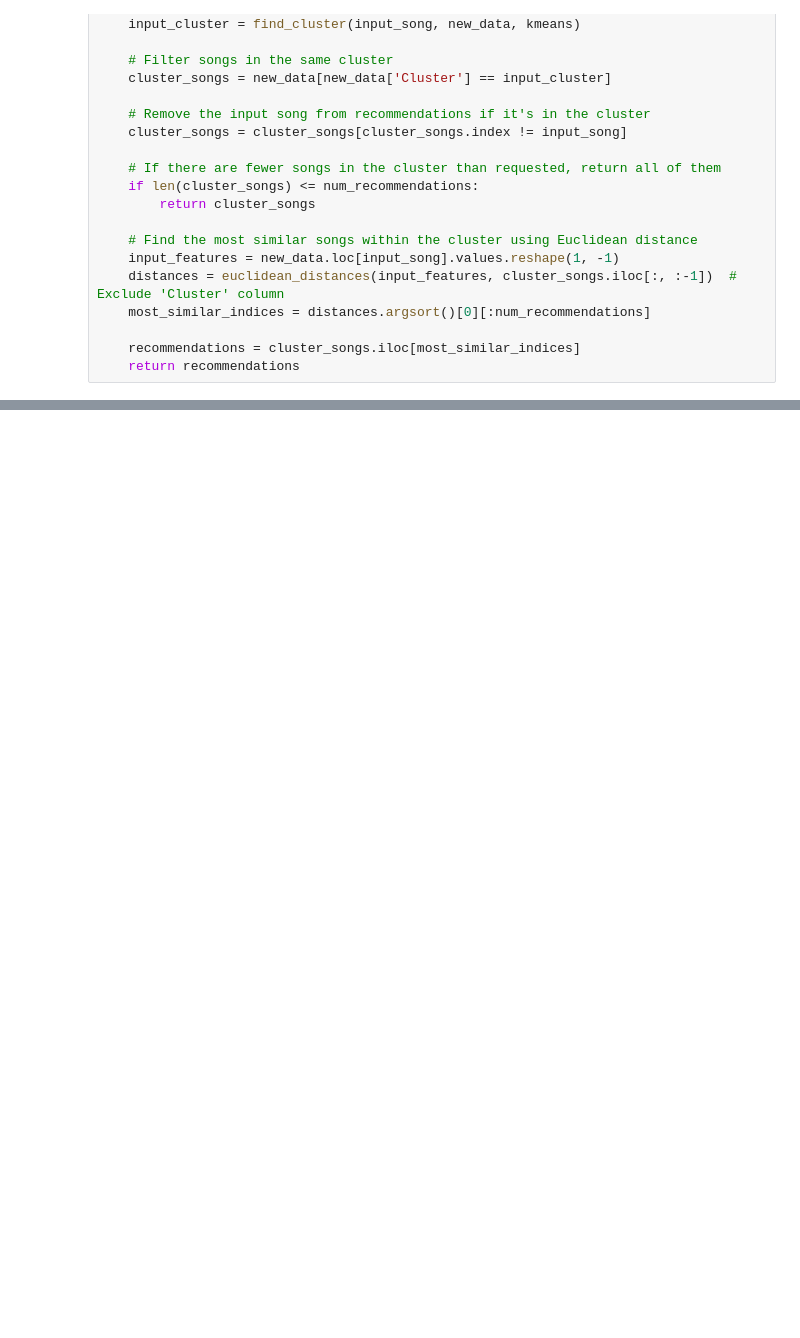
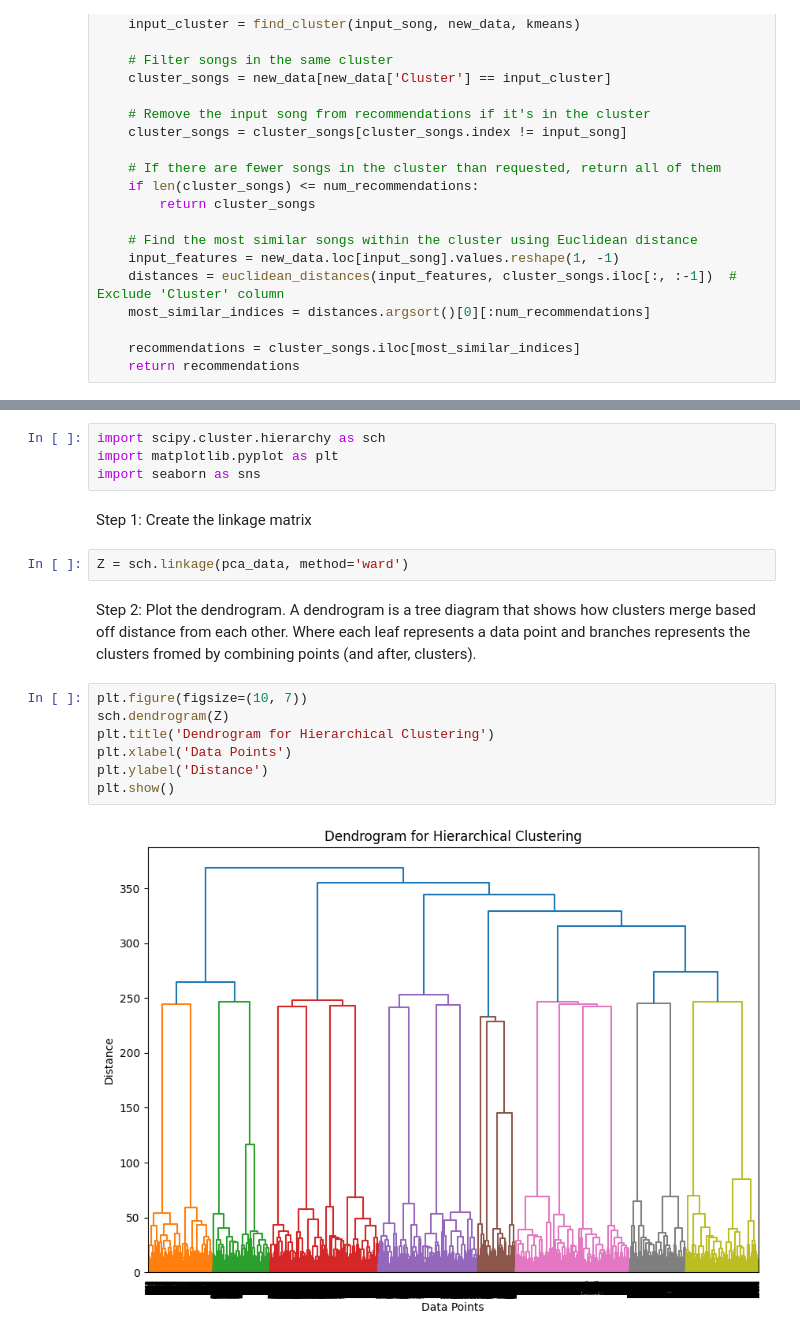
Before and after one commit to ebeltyukova/PCA_for_Spotify_Recs, a Jupyter notebook: cogs-118b.ipynb, the cells around one changed output, grey strips where cells are left out. Saved outputs shown, nothing was run; the diff lists cells and outputs as text; blank space fills up the shorter version.

Commit message:
hierachial clustering rough draft

```diff
--- a/cogs-118b.ipynb
+++ b/cogs-118b.ipynb
@@ -553,0 +588,19 @@ pca_reduced_df
+# %%
+import scipy.cluster.hierarchy as sch
+import matplotlib.pyplot as plt
+import seaborn as sns
+# %% [markdown]
+Step 1: Create the linkage matrix
+# %%
+Z = sch.linkage(pca_data, method='ward')
+# %% [markdown]
+Step 2: Plot the dendrogram. A dendrogram is a tree diagram that shows how clusters merge based off distance from each other. Where each leaf represents a data point and branches represents the clusters fromed by combining points (and after, clusters).
+# %%
+plt.figure(figsize=(10, 7))
+sch.dendrogram(Z)
+plt.title('Dendrogram for Hierarchical Clustering')
+plt.xlabel('Data Points')
+plt.ylabel('Distance')
+plt.show()
+# %% [output]
+[figure, added]
```
Also changed, not shown: parts of 16 cells of this notebook, 1 other file.
